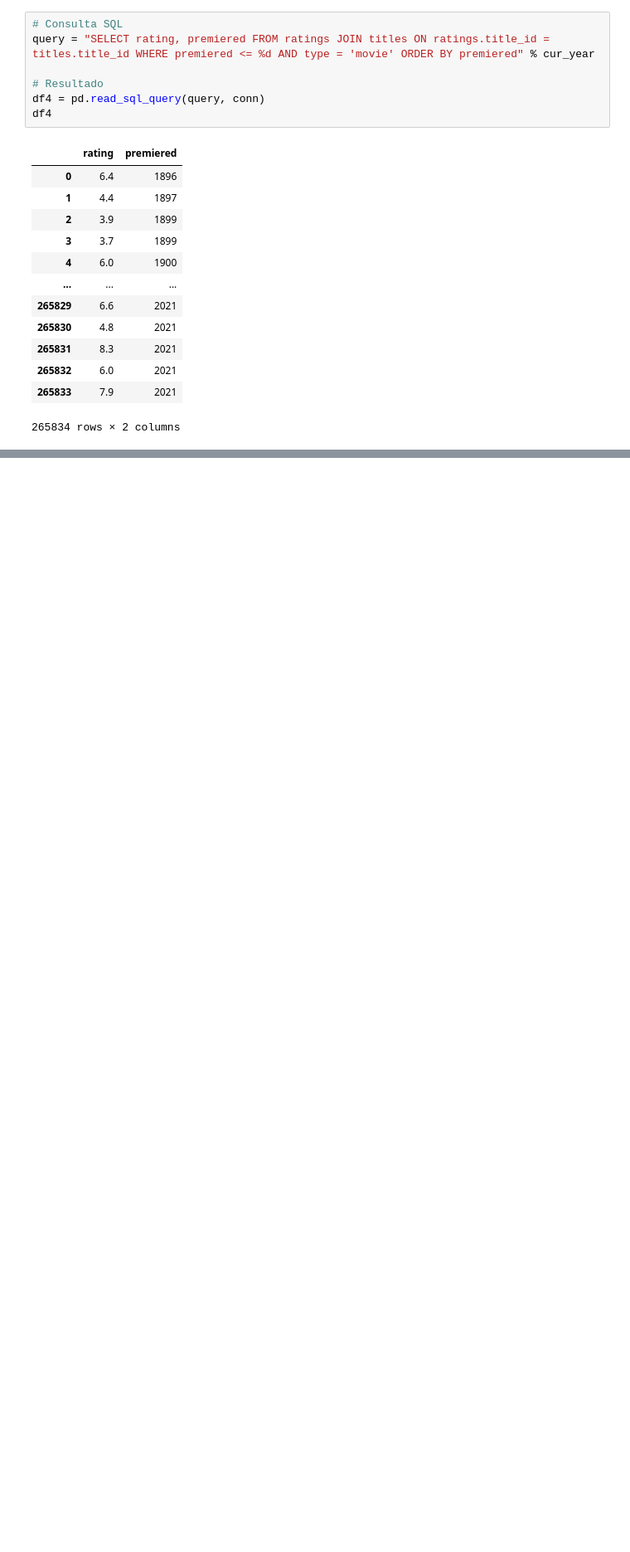
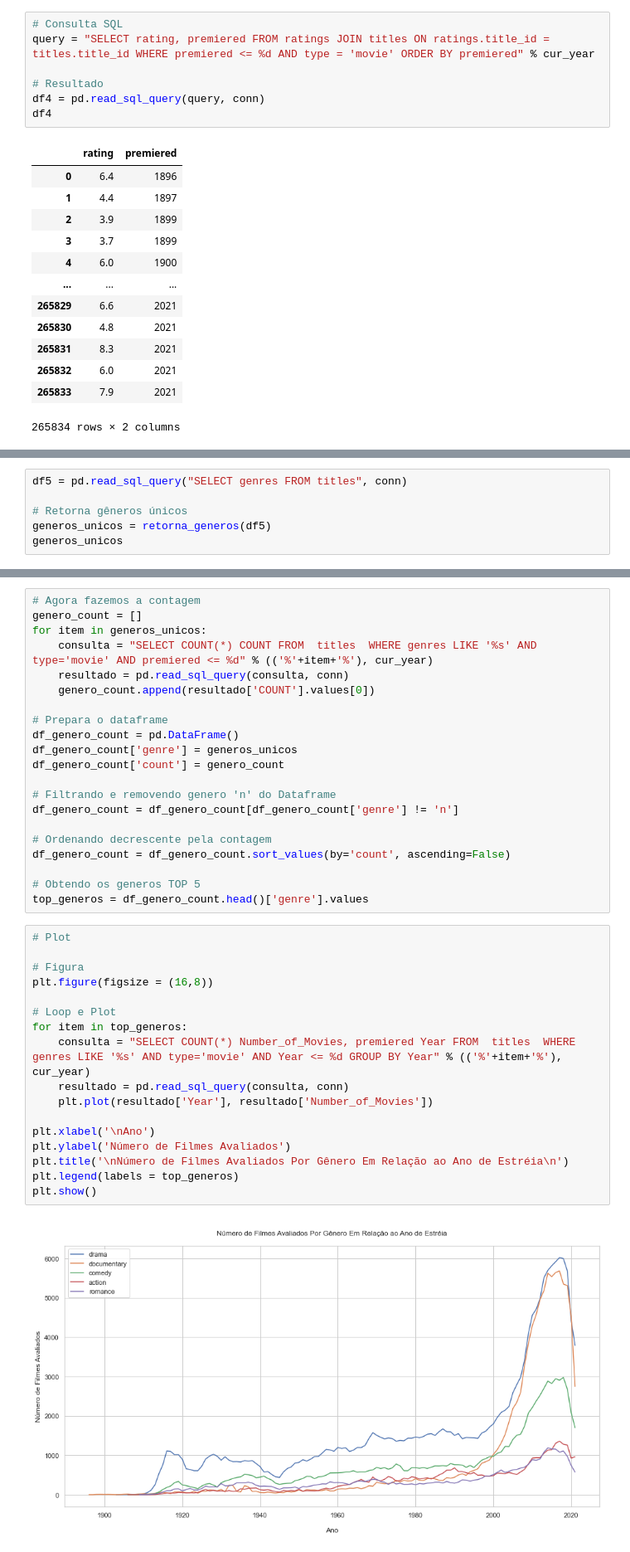
Before and after one commit to felipetac/imdb-data-analytics-python, a Jupyter notebook: imdb-data-analytics.ipynb, the cells around one changed output, grey strips where cells are left out. Shown: that part at 83% size. Drawn from its saved outputs; the diff is of its cells as text; blank space fills up the shorter version.

```diff
--- a/imdb-data-analytics.ipynb
+++ b/imdb-data-analytics.ipynb
@@ -508,0 +542,6 @@ df4
+# %%
+df5 = pd.read_sql_query("SELECT genres FROM titles", conn)
+
+# Retorna gêneros únicos
+generos_unicos = retorna_generos(df5)
+generos_unicos
@@ -508,0 +566,40 @@ df4
+# %%
+# Agora fazemos a contagem
+genero_count = []
+for item in generos_unicos:
+    consulta = "SELECT COUNT(*) COUNT FROM  titles  WHERE genres LIKE '%s' AND type='movie' AND premiered <= %d" % (('%'+item+'%'), cur_year)
+    resultado = pd.read_sql_query(consulta, conn)
+    genero_count.append(resultado['COUNT'].values[0])
+
+# Prepara o dataframe
+df_genero_count = pd.DataFrame()
+df_genero_count['genre'] = generos_unicos
+df_genero_count['count'] = genero_count
+
+# Filtrando e removendo genero 'n' do Dataframe
+df_genero_count = df_genero_count[df_genero_count['genre'] != 'n']
+
+# Ordenando decrescente pela contagem
+df_genero_count = df_genero_count.sort_values(by='count', ascending=False)
+
+# Obtendo os generos TOP 5
+top_generos = df_genero_count.head()['genre'].values
+# %%
+# Plot
+
+# Figura
+plt.figure(figsize = (16,8))
+
+# Loop e Plot
+for item in top_generos:
+    consulta = "SELECT COUNT(*) Number_of_Movies, premiered Year FROM  titles  WHERE genres LIKE '%s' AND type='movie' AND Year <= %d GROUP BY Year" % (('%'+item+'%'), cur_year)
+    resultado = pd.read_sql_query(consulta, conn)
+    plt.plot(resultado['Year'], resultado['Number_of_Movies'])
+
+plt.xlabel('\nAno')
+plt.ylabel('Número de Filmes Avaliados')
+plt.title('\nNúmero de Filmes Avaliados Por Gênero Em Relação ao Ano de Estréia\n')
+plt.legend(labels = top_generos)
+plt.show()
+# %% [output]
+[figure, added]
```
Also changed, not shown: parts of 14 cells of this notebook.
